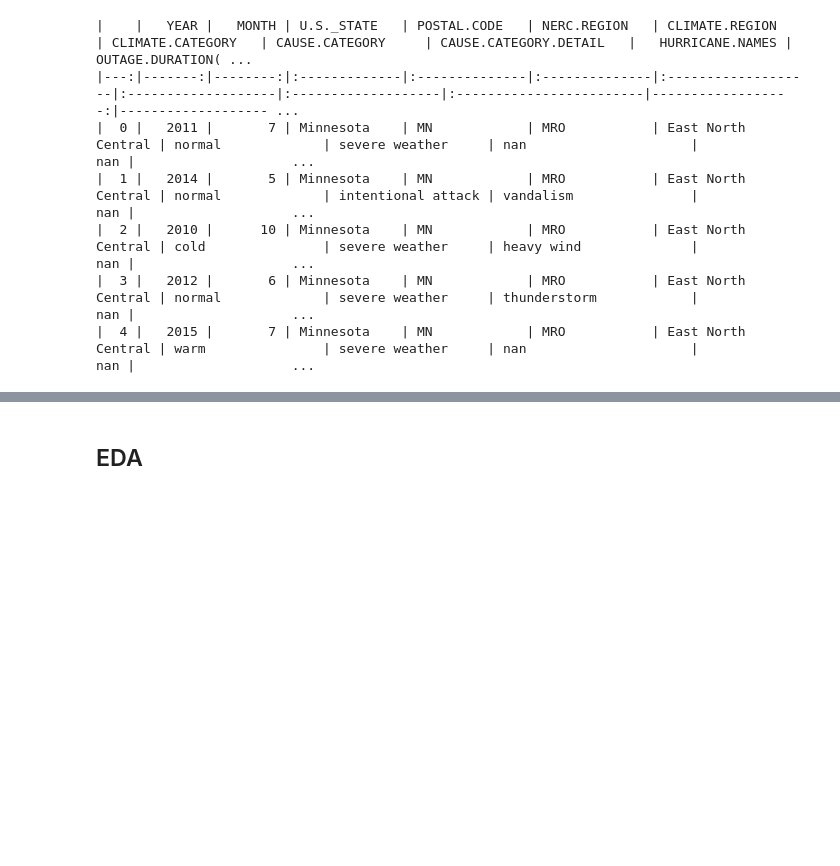
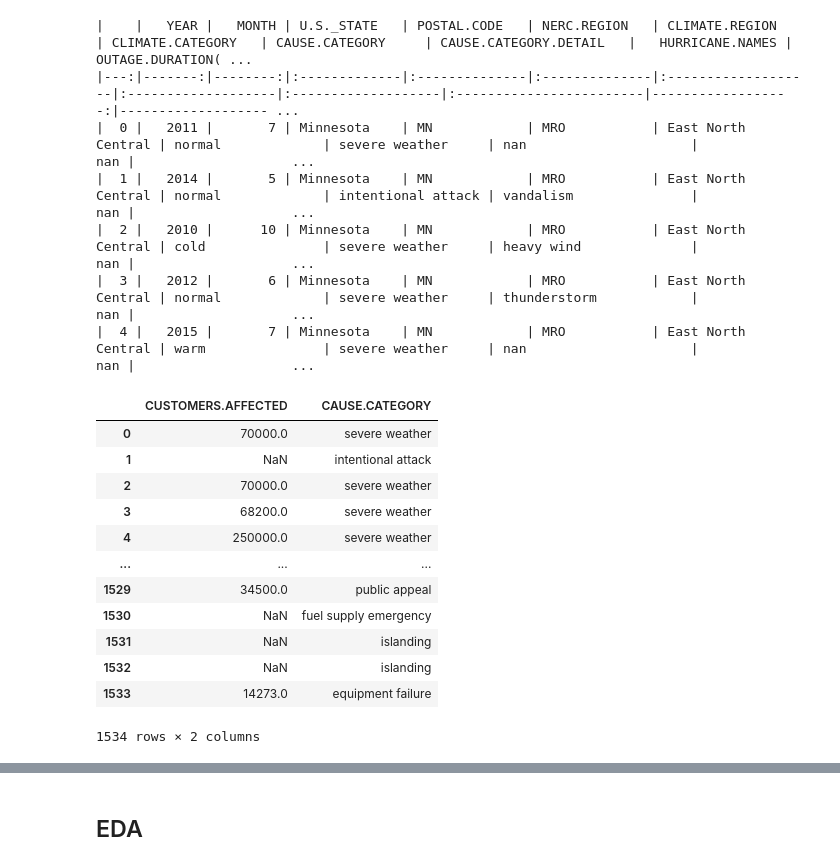
Before and after one commit to ericsun153/Illuminating_US_Outage_Landscape, a Jupyter notebook: USA Power Outages Analysis.ipynb, the cells around one changed output, grey strips where cells are left out. Drawn from its saved outputs; the diff is of its cells as text; code cells hidden in the pictures; blank space fills up the shorter version.

```diff
--- a/USA Power Outages Analysis.ipynb
+++ b/USA Power Outages Analysis.ipynb
@@ -205,3 +205,20 @@ print(df.head().to_markdown(index=True))
 |  2 |   2010 |      10 | Minnesota    | MN            | MRO           | East North Central | cold               | severe weather     | heavy wind              |               nan |                    ...
 |  3 |   2012 |       6 | Minnesota    | MN            | MRO           | East North Central | normal             | severe weather     | thunderstorm            |               nan |                    ...
 |  4 |   2015 |       7 | Minnesota    | MN            | MRO           | East North Central | warm               | severe weather     | nan                     |               nan |                    ...
+# %%
+missing1 = df[["CUSTOMERS.AFFECTED", 'CAUSE.CATEGORY']]
+missing1
+# %% [output]
+|  | CUSTOMERS.AFFECTED | CAUSE.CATEGORY |
+| 0 | 70000.0 | severe weather |
+| 1 | NaN | intentional attack |
+| 2 | 70000.0 | severe weather |
+| 3 | 68200.0 | severe weather |
+| 4 | 250000.0 | severe weather |
+| ... | ... | ... |
+| 1529 | 34500.0 | public appeal |
+| 1530 | NaN | fuel supply emergency |
+| 1531 | NaN | islanding |
+| 1532 | NaN | islanding |
+| 1533 | 14273.0 | equipment failure |
+1534 rows × 2 columns
```
Also changed, not shown: parts of 3 cells of this notebook, 1 other file.
